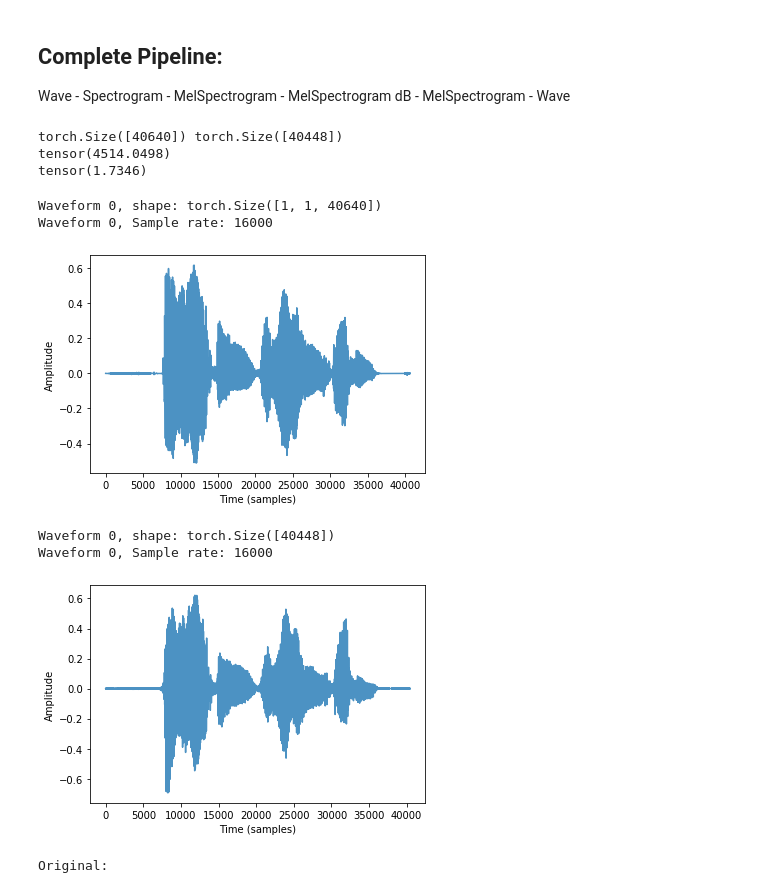
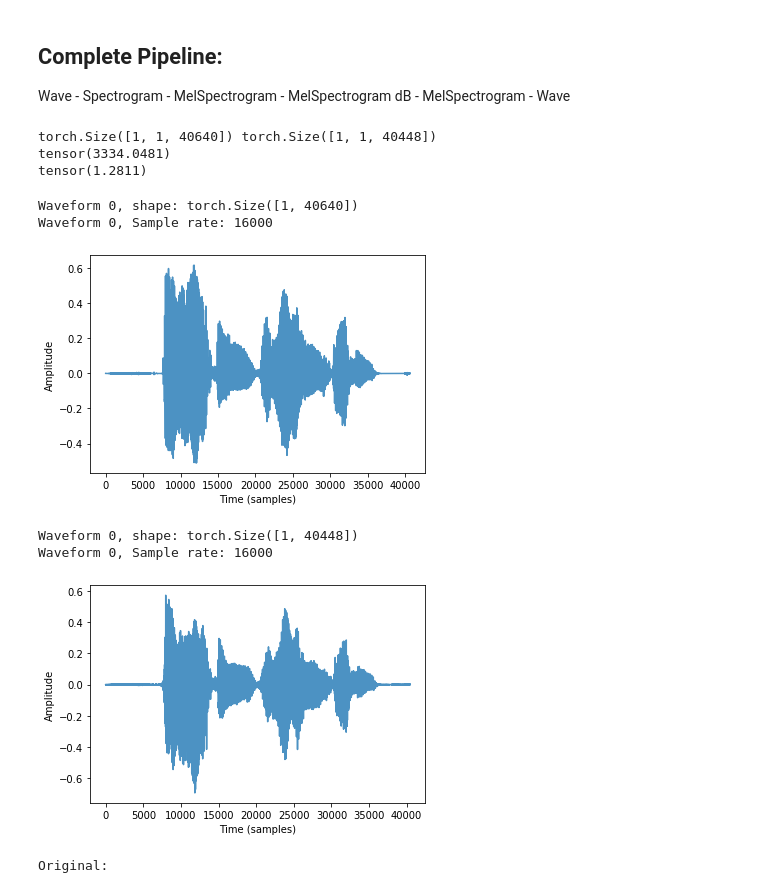
Before and after one commit to jgarciapueyo/MelNet-SpeechGeneration, a Jupyter notebook: notebooks/00_dataprocessing.ipynb, the cells around one changed output. Drawn from its saved outputs; the diff is of its cells as text; code cells hidden in the pictures.

```diff
--- a/notebooks/00_dataprocessing.ipynb
+++ b/notebooks/00_dataprocessing.ipynb
@@ -15,8 +15,9 @@ from src.data import librispeech
 from src.dataprocessing import transforms as T
 from src.utils import hparams
 # %%
-dataloader = librispeech.create_dataloader('../data', 'dev-clean')
-dataiter = iter(dataloader)
+librispeech = librispeech.download_data('../data', 'dev-clean')
+dataloader_librispeech = torch.utils.data.DataLoader(librispeech)
+dataiter = iter(dataloader_librispeech)
 # %%
 waveform1, sample_rate1, utterance1, speaker_id1, chapter_id1, utterance_id1 = dataiter.next()
 waveform2, sample_rate2, utterance2, speaker_id2, chapter_id2, utterance_id2 = dataiter.next()
@@ -200,7 +203,7 @@ T.plot_melspectrogram(melspectrogram, hp)
 ## Complete Pipeline:
 Wave - Spectrogram - MelSpectrogram - MelSpectrogram dB - MelSpectrogram - Wave
 # %%
-wave_orig = waveform1[0][0]
+wave_orig = waveform1
 spectrogram_orig = T.wave_to_spectrogram(wave_orig, hp)
 melspectrogram_orig = T.spectrogram_to_melspectrogram(spectrogram_orig, hp)
 melspectrogram_db_orig = T.amplitude_to_db(melspectrogram_orig, hp)
@@ -210,24 +213,24 @@ wave_rec = T.spectrogram_to_wave(spectrogram_rec, hp, n_iter=1000)
 # %%
 # difference between waves
 print(wave_orig.shape, wave_rec.shape)
-print(torch.sum(torch.abs(wave_rec-wave_orig[:len(wave_rec)])))
-print(torch.sum(torch.abs(wave_rec-wave_orig[:len(wave_rec)]))/torch.sum(torch.abs(wave_orig[:len(wave_rec)])))
+print(torch.sum(torch.abs(wave_rec.flatten()-wave_orig.flatten()[:wave_rec.size(2)])))
+print(torch.sum(torch.abs(wave_rec.flatten()-wave_orig.flatten()[:wave_rec.size(2)]))/torch.sum(torch.abs(wave_orig.flatten()[:wave_rec.size(2)])))
 # %% [output]
-torch.Size([40640]) torch.Size([40448])
-tensor(4514.0498)
-tensor(1.7346)
+torch.Size([1, 1, 40640]) torch.Size([1, 1, 40448])
+tensor(3334.0481)
+tensor(1.2811)
 # %%
 # Original
-T.plot_wave([waveform1], hp)
+T.plot_wave(waveform1, hp)
 # %% [output]
-Waveform 0, shape: torch.Size([1, 1, 40640])
+Waveform 0, shape: torch.Size([1, 40640])
 Waveform 0, Sample rate: 16000
 [figure]
 # %%
-T.plot_wave([wave_rec], hp)
+T.plot_wave(wave_rec, hp)
 # %% [output]
-Waveform 0, shape: torch.Size([40448])
+Waveform 0, shape: torch.Size([1, 40448])
 Waveform 0, Sample rate: 16000
-[figure, old version]
+[figure, new version]
 # %%
 print("Original:")
```
Also changed, not shown: parts of 17 cells of this notebook, 8 other files.
